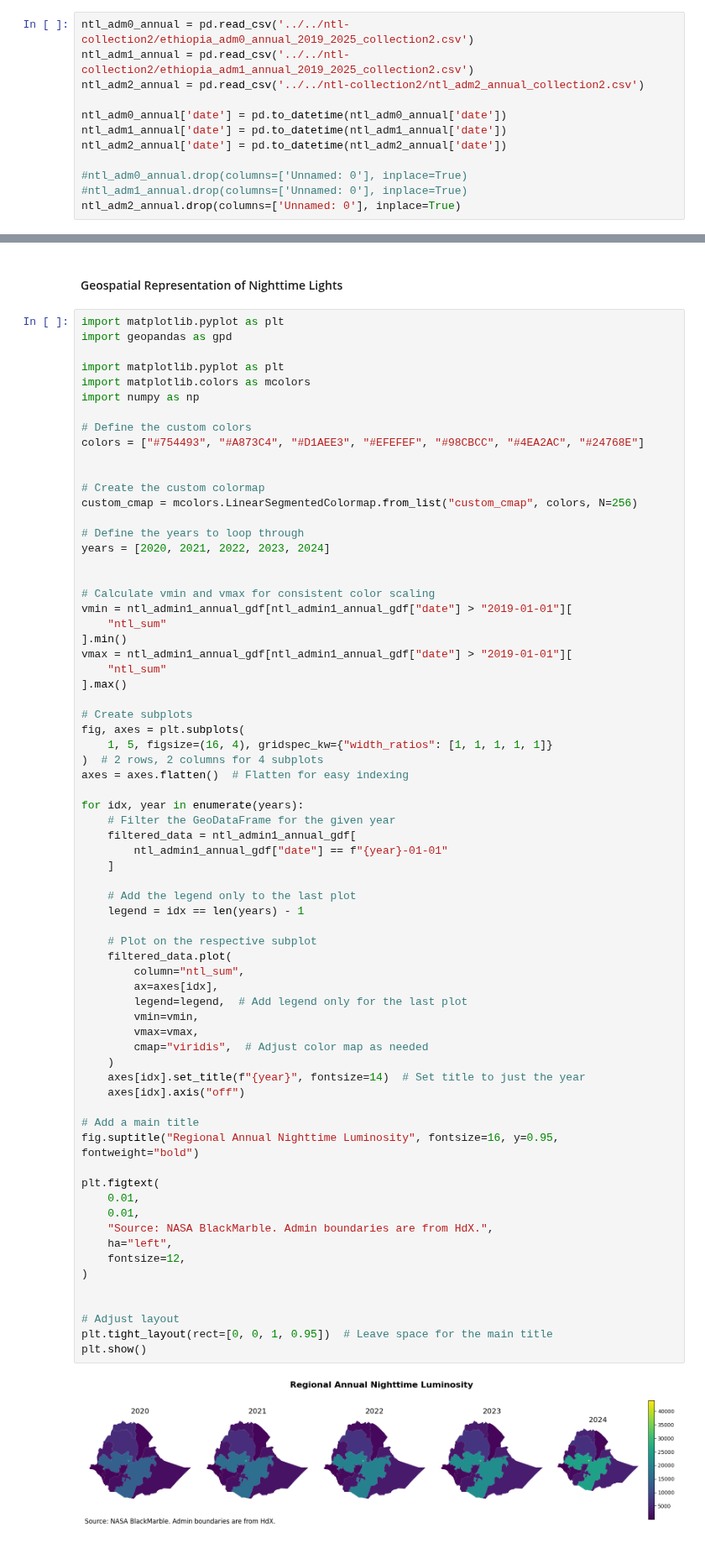
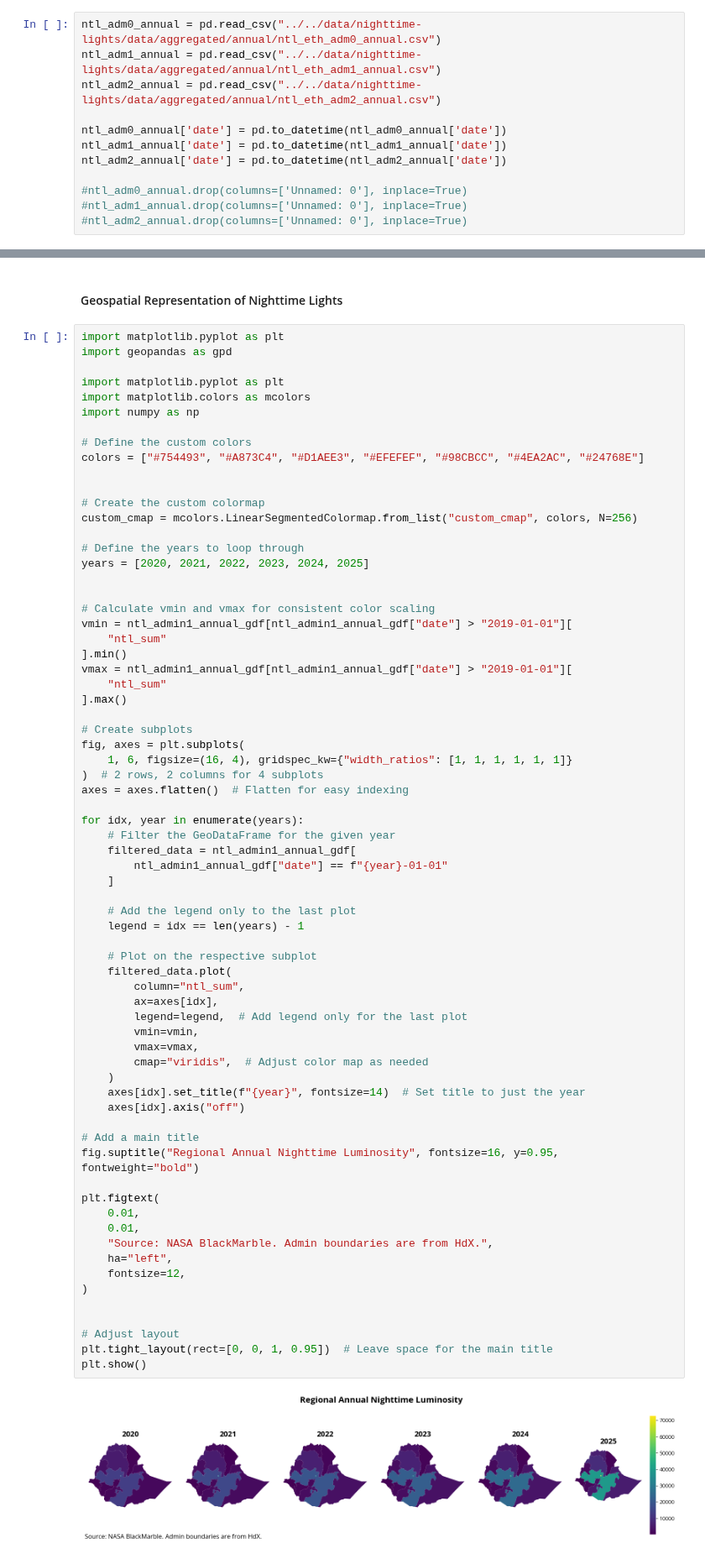
Before and after one commit to datapartnership/ethiopia-economic-monitoring, a Jupyter notebook: notebooks/nighttime-lights/nighttime-lights-collection2.ipynb, the cells around one changed output, grey strips where cells are left out. Shown at 84% size. Cells and saved outputs as stored; diff of their text form.

```diff
--- a/notebooks/nighttime-lights/nighttime-lights-collection2.ipynb
+++ b/notebooks/nighttime-lights/nighttime-lights-collection2.ipynb
@@ -175,9 +177,9 @@ ntl_adm0_monthly['date'] = pd.to_datetime(ntl_adm0_monthly['date'])
 ntl_adm1_monthly['date'] = pd.to_datetime(ntl_adm1_monthly['date'])
 ntl_adm2_monthly['date'] = pd.to_datetime(ntl_adm2_monthly['date'])
 # %%
-ntl_adm0_annual = pd.read_csv('../../ntl-collection2/ethiopia_adm0_annual_2019_2025_collection2.csv')
-ntl_adm1_annual = pd.read_csv('../../ntl-collection2/ethiopia_adm1_annual_2019_2025_collection2.csv')
-ntl_adm2_annual = pd.read_csv('../../ntl-collection2/ntl_adm2_annual_collection2.csv')
+ntl_adm0_annual = pd.read_csv("../../data/nighttime-lights/data/aggregated/annual/ntl_eth_adm0_annual.csv")
+ntl_adm1_annual = pd.read_csv("../../data/nighttime-lights/data/aggregated/annual/ntl_eth_adm1_annual.csv")
+ntl_adm2_annual = pd.read_csv("../../data/nighttime-lights/data/aggregated/annual/ntl_eth_adm2_annual.csv")
 
 ntl_adm0_annual['date'] = pd.to_datetime(ntl_adm0_annual['date'])
 ntl_adm1_annual['date'] = pd.to_datetime(ntl_adm1_annual['date'])
@@ -185,5 +187,5 @@ ntl_adm2_annual['date'] = pd.to_datetime(ntl_adm2_annual['date'])
 
 #ntl_adm0_annual.drop(columns=['Unnamed: 0'], inplace=True)
 #ntl_adm1_annual.drop(columns=['Unnamed: 0'], inplace=True)
-ntl_adm2_annual.drop(columns=['Unnamed: 0'], inplace=True)
+#ntl_adm2_annual.drop(columns=['Unnamed: 0'], inplace=True)
 # %%
@@ -692,7 +688,7 @@ colors = ["#754493", "#A873C4", "#D1AEE3", "#EFEFEF", "#98CBCC", "#4EA2AC", "#24
 custom_cmap = mcolors.LinearSegmentedColormap.from_list("custom_cmap", colors, N=256)
 
 # Define the years to loop through
-years = [2020, 2021, 2022, 2023, 2024]
+years = [2020, 2021, 2022, 2023, 2024, 2025]
 
 
 # Calculate vmin and vmax for consistent color scaling
@@ -705,7 +701,7 @@ vmax = ntl_admin1_annual_gdf[ntl_admin1_annual_gdf["date"] > "2019-01-01"][
 
 # Create subplots
 fig, axes = plt.subplots(
-    1, 5, figsize=(16, 4), gridspec_kw={"width_ratios": [1, 1, 1, 1, 1]}
+    1, 6, figsize=(16, 4), gridspec_kw={"width_ratios": [1, 1, 1, 1, 1, 1]}
 )  # 2 rows, 2 columns for 4 subplots
 axes = axes.flatten()  # Flatten for easy indexing
 
@@ -719,34 +715,34 @@ for idx, year in enumerate(years):
     legend = idx == len(years) - 1
 
     # Plot on the respective subplot
     filtered_data.plot(
         column="ntl_sum",
         ax=axes[idx],
         legend=legend,  # Add legend only for the last plot
         vmin=vmin,
         vmax=vmax,
         cmap="viridis",  # Adjust color map as needed
     )
     axes[idx].set_title(f"{year}", fontsize=14)  # Set title to just the year
     axes[idx].axis("off")
 
 # Add a main title
 fig.suptitle("Regional Annual Nighttime Luminosity", fontsize=16, y=0.95, fontweight="bold")
 
 plt.figtext(
     0.01,
     0.01,
     "Source: NASA BlackMarble. Admin boundaries are from HdX.",
     ha="left",
     fontsize=12,
 )
 
 
 # Adjust layout
 plt.tight_layout(rect=[0, 0, 1, 0.95])  # Leave space for the main title
 plt.show()
 # %% [output]
-[figure, old version]
+[figure, new version]
 # %%
 import matplotlib.pyplot as plt
 import geopandas as gpd
```
Also changed, not shown: parts of 14 cells of this notebook, 1 other file.
